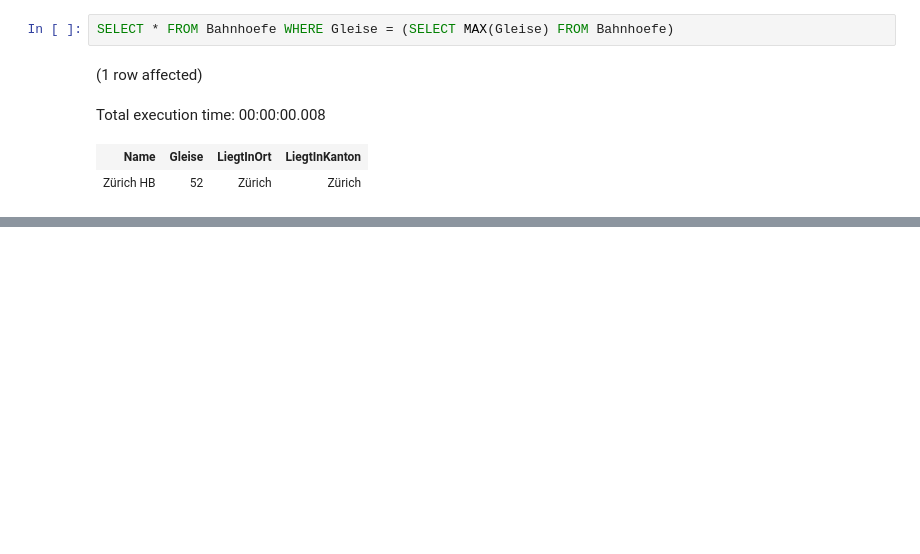
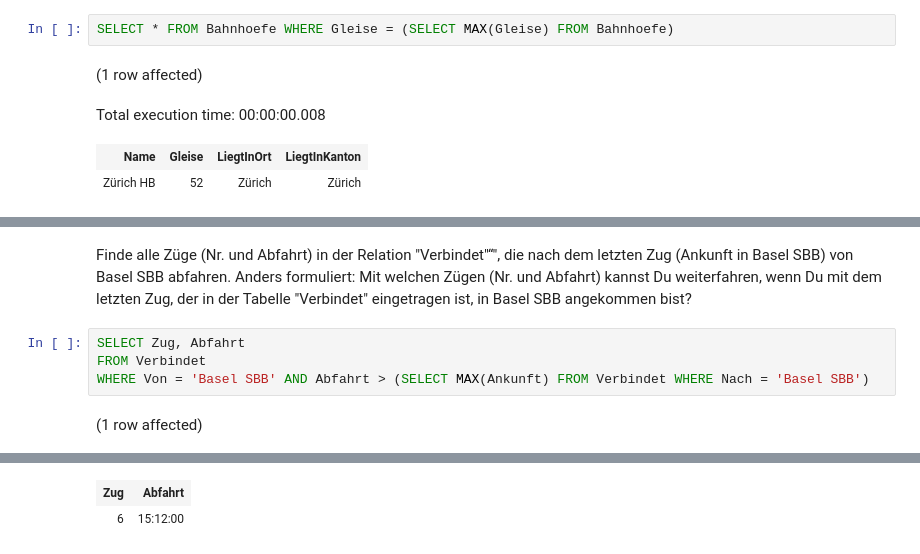
Before and after one commit to dDreistein/DatenModellieren, a Jupyter notebook: DatenAuslesenZugdatenbank.ipynb, the cells around one changed output, grey strips where cells are left out. Drawn from its saved outputs; the diff is of its cells as text; blank space fills up the shorter version.

```diff
--- a/DatenAuslesenZugdatenbank.ipynb
+++ b/DatenAuslesenZugdatenbank.ipynb
@@ -151,0 +174,8 @@ Total execution time: 00:00:00.008
+# %% [markdown]
+Finde alle Züge (Nr. und Abfahrt) in der Relation "Verbindet"“", die nach dem letzten Zug (Ankunft in Basel SBB) von Basel SBB abfahren. Anders formuliert: Mit welchen Zügen (Nr. und Abfahrt) kannst Du weiterfahren, wenn Du mit dem letzten Zug, der in der Tabelle "Verbindet" eingetragen ist, in Basel SBB angekommen bist?
+# %%
+SELECT Zug, Abfahrt
+FROM Verbindet
+WHERE Von = 'Basel SBB' AND Abfahrt > (SELECT MAX(Ankunft) FROM Verbindet WHERE Nach = 'Basel SBB')
+# %% [output]
+(1 row affected)
@@ -151,0 +183,2 @@ Total execution time: 00:00:00.008
+| Zug | Abfahrt |
+| 6 | 15:12:00 |
```
Also changed, not shown: parts of 7 cells of this notebook.
